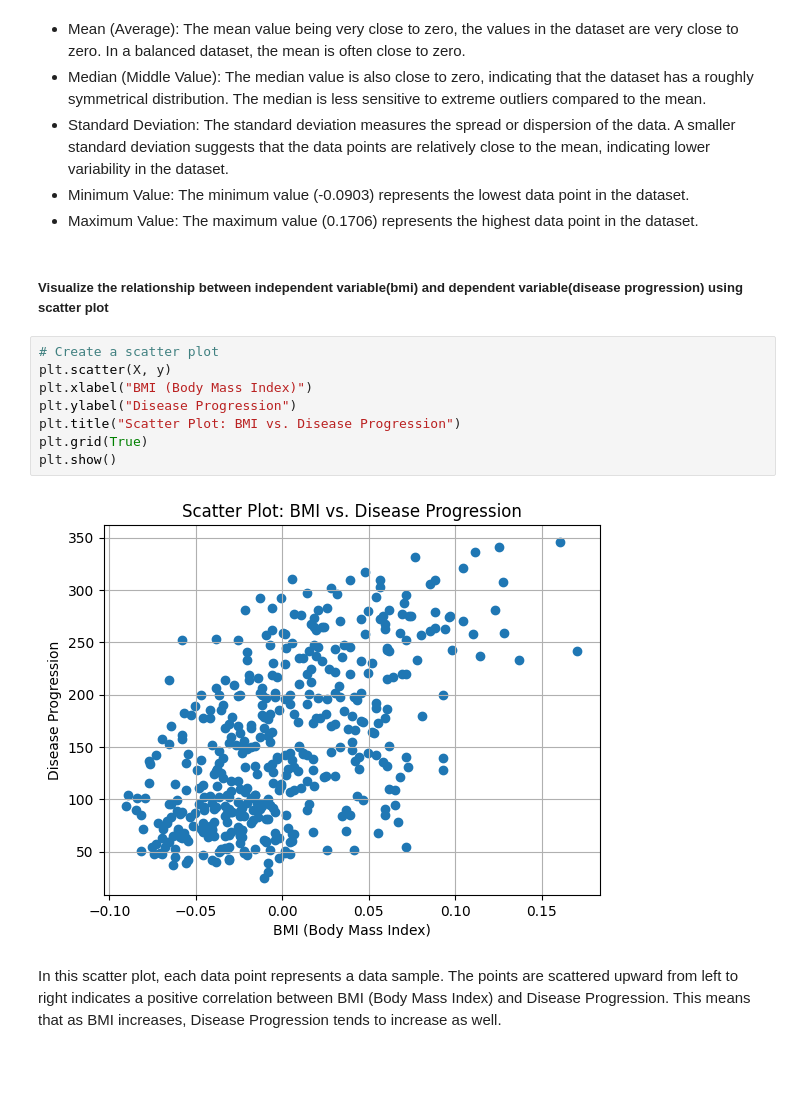
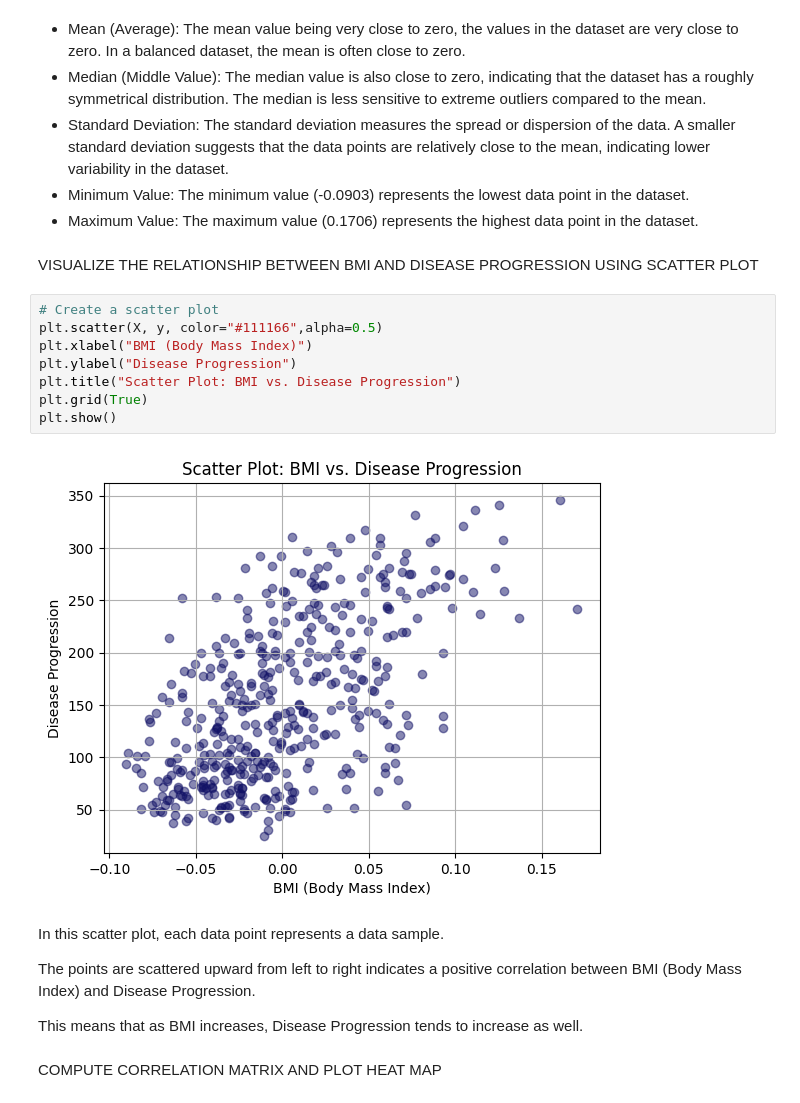
Before and after one commit to bkurian6601/CSCN8010-lab-submissions, a Jupyter notebook: students_submissions/8946601/lab3.ipynb, the cells around one changed output. Cells and saved outputs as stored; diff of their text form; blank space fills up the shorter version.

```diff
--- a/students_submissions/8946601/lab3.ipynb
+++ b/students_submissions/8946601/lab3.ipynb
@@ -121,18 +120,24 @@ The median is less sensitive to extreme outliers compared to the mean.</li>
 </li>
 
 <li>Maximum Value: The maximum value (0.1706) represents the highest data point in the dataset.</li>
-# %% [markdown]
-<h5>Visualize the relationship between independent variable(bmi) and dependent variable(disease progression) using scatter plot</h5>
+# %% [markdown]
+VISUALIZE THE RELATIONSHIP BETWEEN BMI AND DISEASE PROGRESSION USING SCATTER PLOT
 # %%
 # Create a scatter plot
-plt.scatter(X, y)
+plt.scatter(X, y, color="#111166",alpha=0.5)
 plt.xlabel("BMI (Body Mass Index)")
 plt.ylabel("Disease Progression")
 plt.title("Scatter Plot: BMI vs. Disease Progression")
 plt.grid(True)
 plt.show()
 # %% [output]
-[figure, old version]
+[figure, new version]
 # %% [markdown]
-In this scatter plot, each data point represents a data sample. The points are scattered upward from left to right indicates a positive correlation between BMI (Body Mass Index) and Disease Progression. This means that as BMI increases, Disease Progression tends to increase as well.
+In this scatter plot, each data point represents a data sample.
+
+The points are scattered upward from left to right indicates a positive correlation between BMI (Body Mass Index) and Disease Progression.
+
+This means that as BMI increases, Disease Progression tends to increase as well.
+# %% [markdown]
+COMPUTE CORRELATION MATRIX AND PLOT HEAT MAP
 # %%
```
Also changed, not shown: parts of 32 cells of this notebook, 3 other files.
